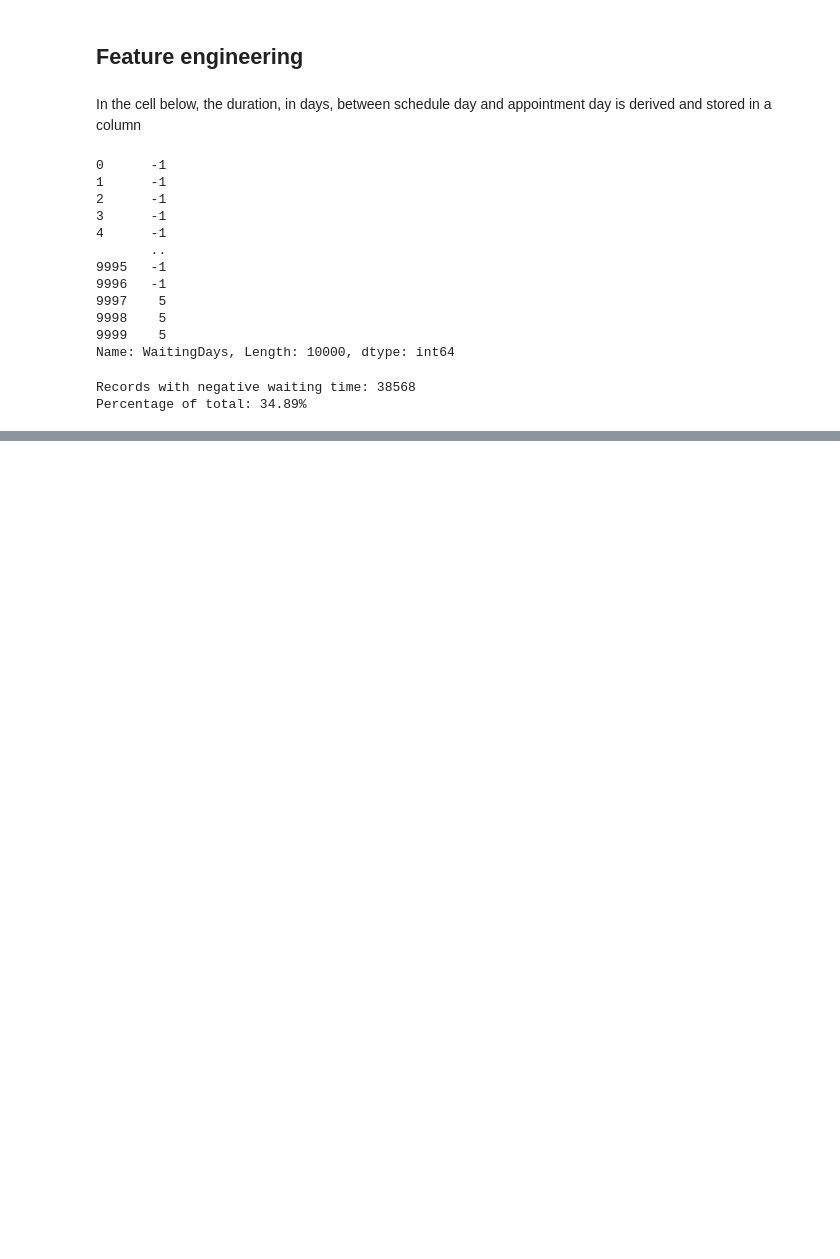
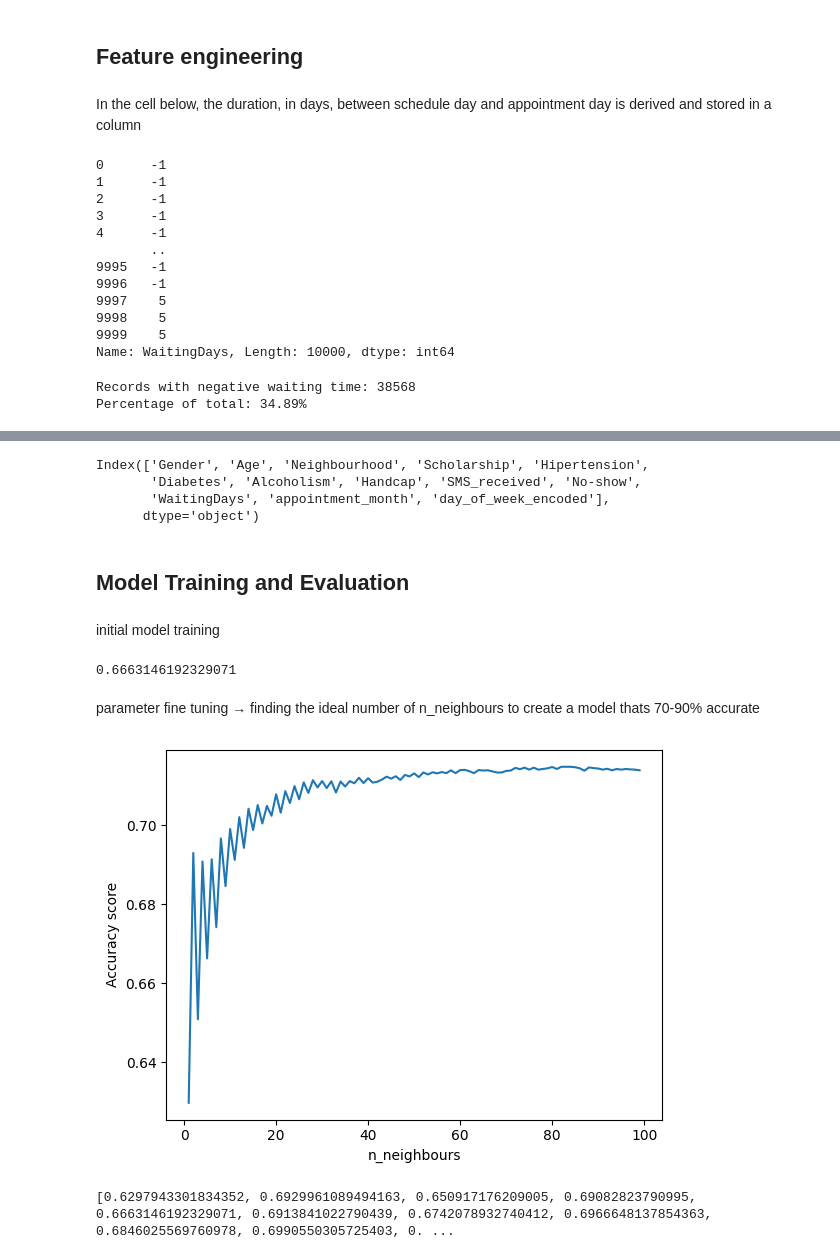
Before and after one commit to soipanhamisi/KNN_Classification_Regression_Analysis, a Jupyter notebook: notebooks/assignment_2.ipynb, the cells around one changed output, grey strips where cells are left out. Saved outputs shown, nothing was run; the diff lists cells and outputs as text; code cells hidden in the pictures; blank space fills up the shorter version.

Commit message:
additional feature engineering and parameter fine-tuning

```diff
--- a/notebooks/assignment_2.ipynb
+++ b/notebooks/assignment_2.ipynb
@@ -216,0 +340,49 @@ noshow_dataset_df1[noshow_dataset_df1['WaitingDays'] == -1].sample(n=10, replace
+# %%
+final_df = noshow_dataset_df1.drop(['ScheduledDay', 'AppointmentDay', 'appointment_day_of_week'], axis=1)
+print(final_df.columns)
+# %% [output]
+Index(['Gender', 'Age', 'Neighbourhood', 'Scholarship', 'Hipertension',
+       'Diabetes', 'Alcoholism', 'Handcap', 'SMS_received', 'No-show',
+       'WaitingDays', 'appointment_month', 'day_of_week_encoded'],
+      dtype='object')
+# %% [markdown]
+## Model Training and Evaluation
+# %% [markdown]
+initial model training
+# %%
+X = final_df[['Gender', 'Age', 'Neighbourhood', 'Scholarship', 'Hipertension',
+       'Diabetes', 'Alcoholism', 'Handcap', 'SMS_received',
+       'WaitingDays', 'appointment_month', 'day_of_week_encoded']]
+y = final_df['No-show']
+# %%
+from sklearn.model_selection import train_test_split
+X_train, X_test, y_train, y_test = train_test_split(X, y, random_state=42)
+# %%
+from sklearn.neighbors import KNeighborsClassifier
+kcl = KNeighborsClassifier(n_neighbors=5).fit(X_train,y_train)
+# %%
+print(kcl.score(X_test, y_test))
+# %% [output]
+0.6663146192329071
+# %% [markdown]
+parameter fine tuning
+            → finding the ideal number of n_neighbours to create a model thats 70-90% accurate
+# %%
+import matplotlib.pyplot as plt
+testing_accuracy = []
+neighbours = range(1, 100, 1)
+
+for n in neighbours:
+    kcl = KNeighborsClassifier(n_neighbors=n).fit(X_train, y_train)
+    testing_accuracy.append(kcl.score(X_test, y_test))
+
+plt.plot(neighbours, testing_accuracy, label='testing_accuracy')
+plt.ylabel('Accuracy score')
+plt.xlabel('n_neighbours')
+plt.show()
+# %% [output]
+[figure, added]
+# %%
+print(testing_accuracy)
+# %% [output]
+[0.6297943301834352, 0.6929961089494163, 0.650917176209005, 0.69082823790995, 0.6663146192329071, 0.6913841022790439, 0.6742078932740412, 0.6966648137854363, 0.6846025569760978, 0.6990550305725403, 0. ...
```
Also changed, not shown: parts of 20 cells of this notebook.
